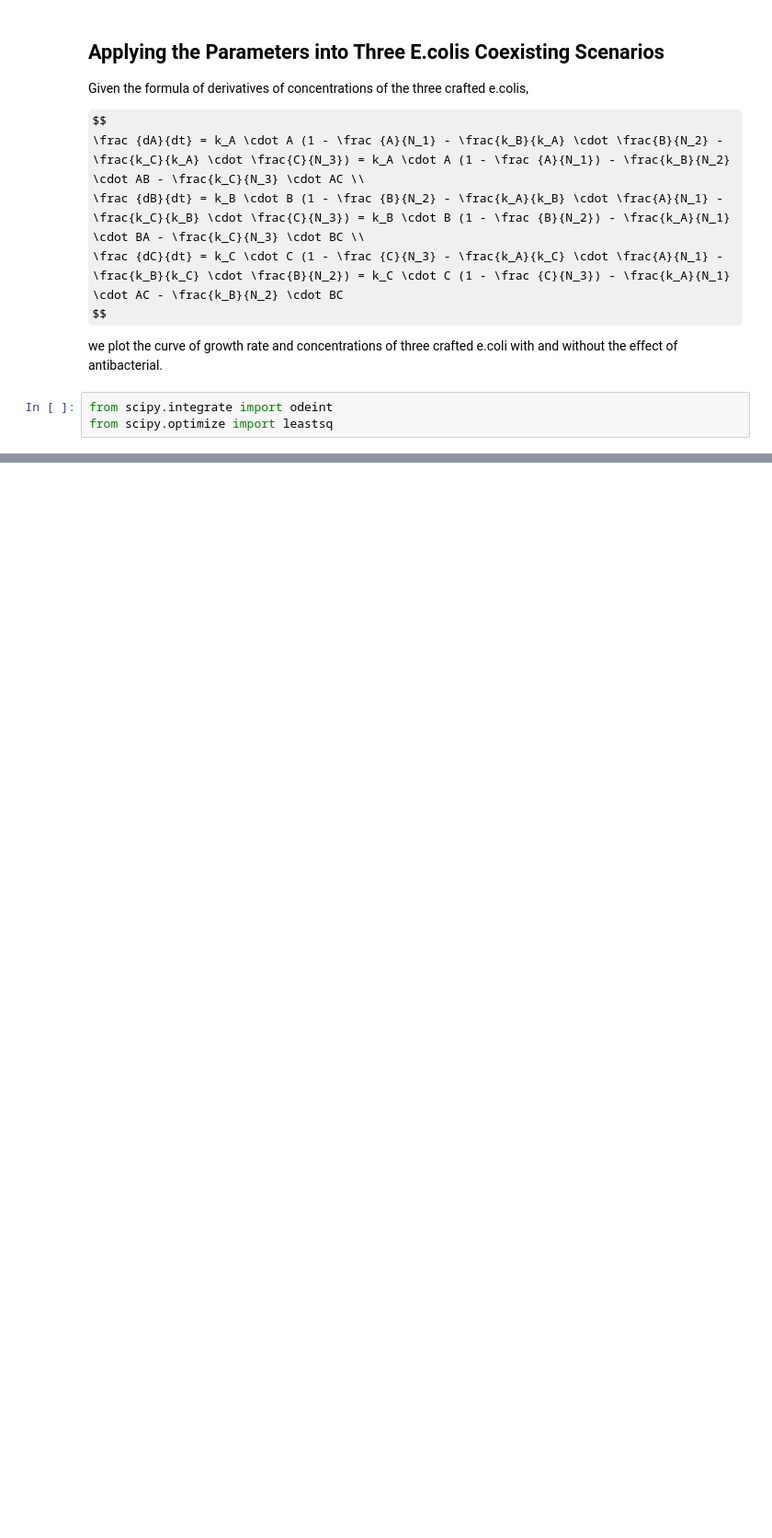
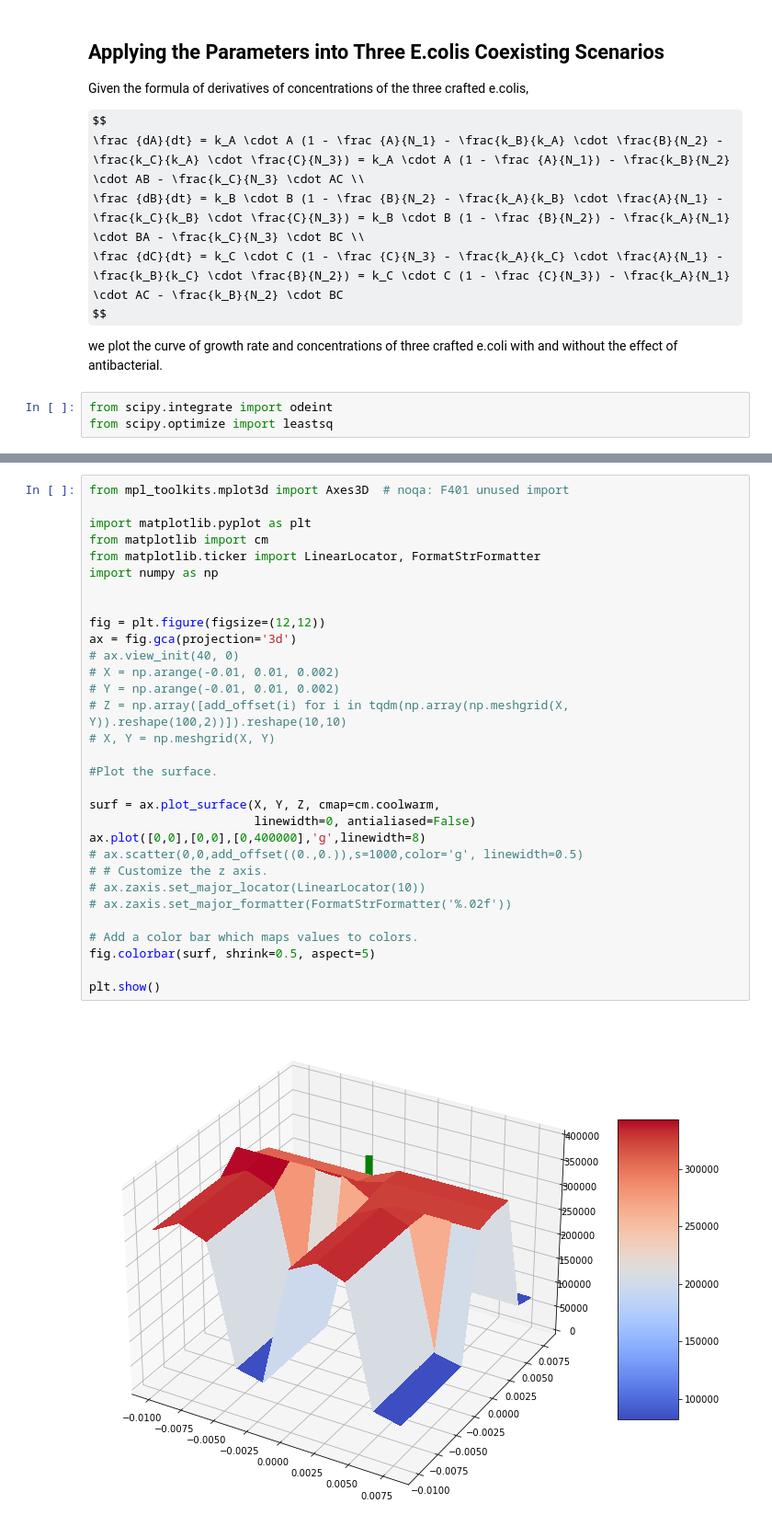
Before and after one commit to jasonliuuu/igem-model, a Jupyter notebook: main.ipynb, the cells around one changed output, grey strips where cells are left out. Shown at 92% size. Saved outputs shown, nothing was run; the diff lists cells and outputs as text; some formulas as TeX source; blank space fills up the shorter version.

```diff
--- a/main.ipynb
+++ b/main.ipynb
@@ -294,0 +392,33 @@ _ = ax2.legend(loc=2)
+# %%
+from mpl_toolkits.mplot3d import Axes3D  # noqa: F401 unused import
+
+import matplotlib.pyplot as plt
+from matplotlib import cm
+from matplotlib.ticker import LinearLocator, FormatStrFormatter
+import numpy as np
+
+
+fig = plt.figure(figsize=(12,12))
+ax = fig.gca(projection='3d')
+# ax.view_init(40, 0)
+# X = np.arange(-0.01, 0.01, 0.002)
+# Y = np.arange(-0.01, 0.01, 0.002)
+# Z = np.array([add_offset(i) for i in tqdm(np.array(np.meshgrid(X, Y)).reshape(100,2))]).reshape(10,10)
+# X, Y = np.meshgrid(X, Y)
+
+#Plot the surface.
+
+surf = ax.plot_surface(X, Y, Z, cmap=cm.coolwarm,
+                       linewidth=0, antialiased=False)
+ax.plot([0,0],[0,0],[0,400000],'g',linewidth=8)
+# ax.scatter(0,0,add_offset((0.,0.)),s=1000,color='g', linewidth=0.5)
+# # Customize the z axis.
+# ax.zaxis.set_major_locator(LinearLocator(10))
+# ax.zaxis.set_major_formatter(FormatStrFormatter('%.02f'))
+
+# Add a color bar which maps values to colors.
+fig.colorbar(surf, shrink=0.5, aspect=5)
+
+plt.show()
+# %% [output]
+[figure, added]
```
Also changed, not shown: parts of 11 cells of this notebook, 7 other files.
